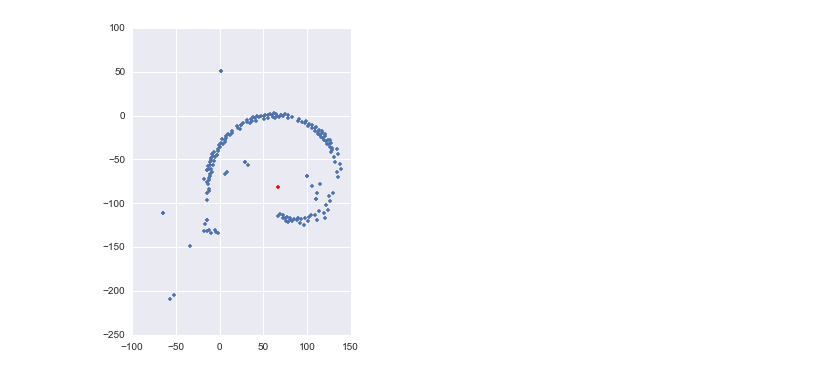
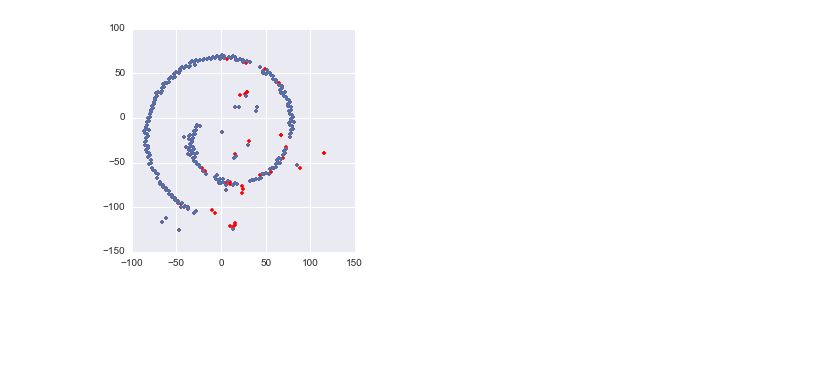
Before and after one commit to mpkuchera/Hough, a Jupyter notebook: Hough_transform.ipynb, the cells around one changed output. Saved outputs shown, nothing was run; the diff lists cells and outputs as text; code cells hidden in the pictures; blank space fills up the shorter version.

```diff
--- a/Hough_transform.ipynb
+++ b/Hough_transform.ipynb
@@ -67,11 +67,12 @@ def hough_line(xy):
     #print(Hrad)
     Hrad = Hrad[1:]
 
-   # countsRad, xedgesRad, yedgesRad, ImageRad = plt.hist2d(Hrad[:,0], Hrad[:,1], nbins,range=[[0,math.pi],[-500,500]],cmap=plt.cm.jet)
-    countsRad, xedgesRad, yedgesRad = np.histogram2d(Hrad[:,0], Hrad[:,1], nbins,range=[[0,math.pi],[-500,500]])
+    #countsRad, xedgesRad, yedgesRad, ImageRad = plt.hist2d(Hrad[:,0], Hrad[:,1], nbins,range=[[0,math.pi],[-500,500]],cmap=plt.cm.jet)
+    countsRad, xedgesRad, yedgesRad, ImageRad = plt.hist2d(Hrad[:,0], Hrad[:,1], nbins,range=[[0,math.pi],[-2000,2000]],cmap=plt.cm.jet)
+    #countsRad, xedgesRad, yedgesRad = np.histogram2d(Hrad[:,0], Hrad[:,1], nbins,range=[[0,math.pi],[-1000,1000]])
     iRad,jRad = np.unravel_index(countsRad.argmax(), countsRad.shape)
 
     tRad = iRad*math.pi/nbins
-    rRad = jRad*1000/nbins - 500
+    rRad = jRad*4000/nbins - 2000
 
     return rRad, tRad, countsRad
@@ -85,5 +211,8 @@ i = 0
 # %%
 #ev = '128'
+#i = 29
+#i += 1
+i = 63
 print(i)
 ev = str(i)
 event = group[ev]
@@ -102,0 +281,20 @@ a, b = hough_circle(xyz);
+# %%
+rad_z = [0,0]
+th_z= [0,0]
+for xy in uvw:
+    r_xy = np.sqrt((xy[0]-aa)**2+(xy[1]-bb)**2)
+    rad_z = np.vstack((rad_z,[xy[2],r_xy]))
+    th_xy = np.arctan((xy[1]-bb)/(xy[0]-aa))
+    #print(th_xy)
+    th_z = np.vstack((th_z,[xy[2],th_xy]))
+
+rad_z = rad_z[1:]
+th_z = th_z[1:]
+#plt.plot(rad_z[:,0],rad_z[:,1],'.')
+rad_z = rad_z[1:]
+th_z = th_z[1:]
+r_th = th_z
+r_th[:,1] = r_th[:,1]*rad_z[:,1]
+
+r,t, counts = hough_line(r_th)
+plt.plot(r_th[:,0],r_th[:,1],'.')
@@ -102,0 +316,8 @@ a, b = hough_circle(xyz);
+# %%
+
+#%matplotlib inline
+sig_i, rRad, tRad = find_good_points(counts, th_z)
+plt.ylim(-500,500)
+plt.xlim(200,800)
+#plt.gca().set_aspect(.1)
+#plt.ylim(-500,500)
@@ -103,5 +336,7 @@ a, b = hough_circle(xyz);
 # %%
-plt.plot(xyz[:,0],xyz[:,1],'.',a,b,'r.')
+test_sig = uvw[sig_i]
+plt.plot(uvw[:,0],uvw[:,1],'r.',test_sig[:,0],test_sig[:,1],'.')#,a,b,'.g')
 plt.axes().set_aspect(1)
+#indices
 # %% [output]
-[figure, old version]
+[figure, new version]
```
Also changed, not shown: parts of 19 cells of this notebook.
